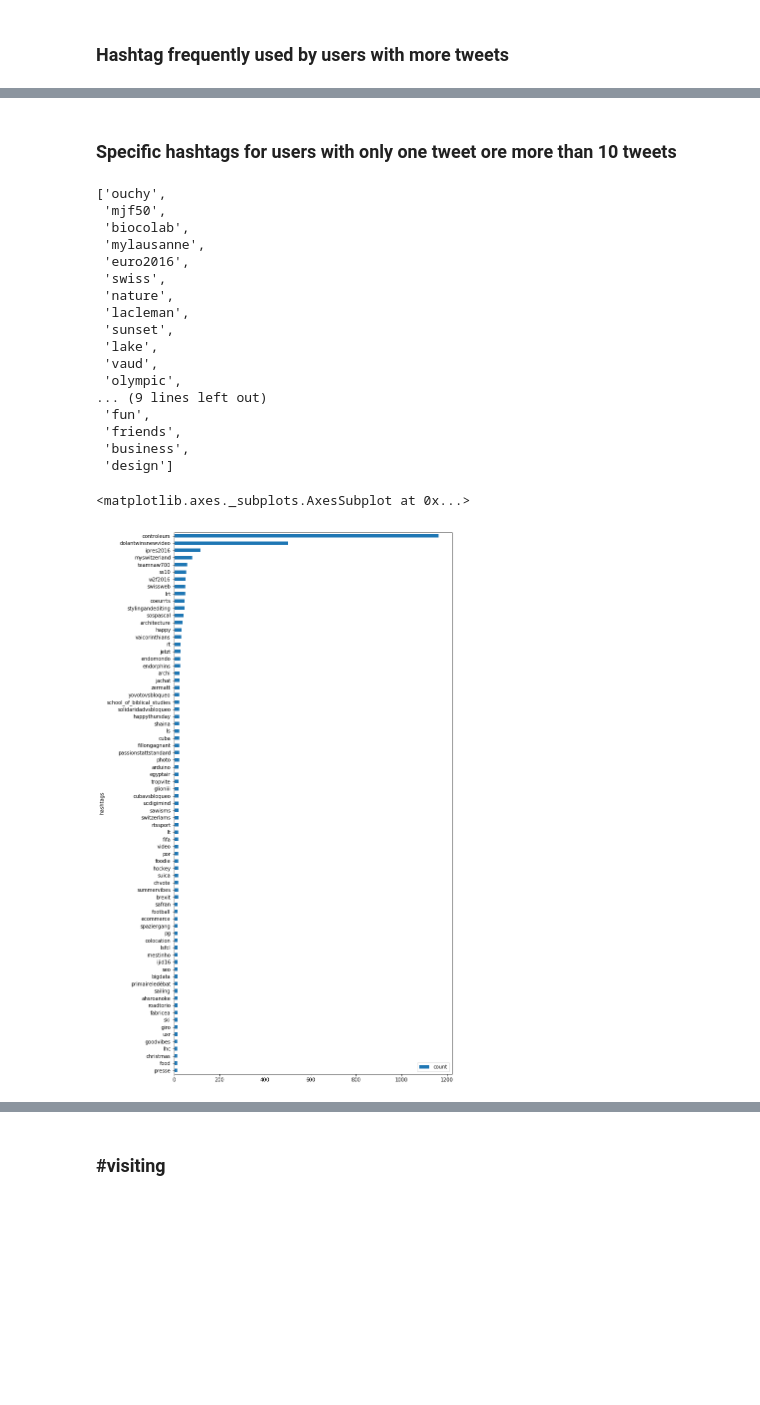
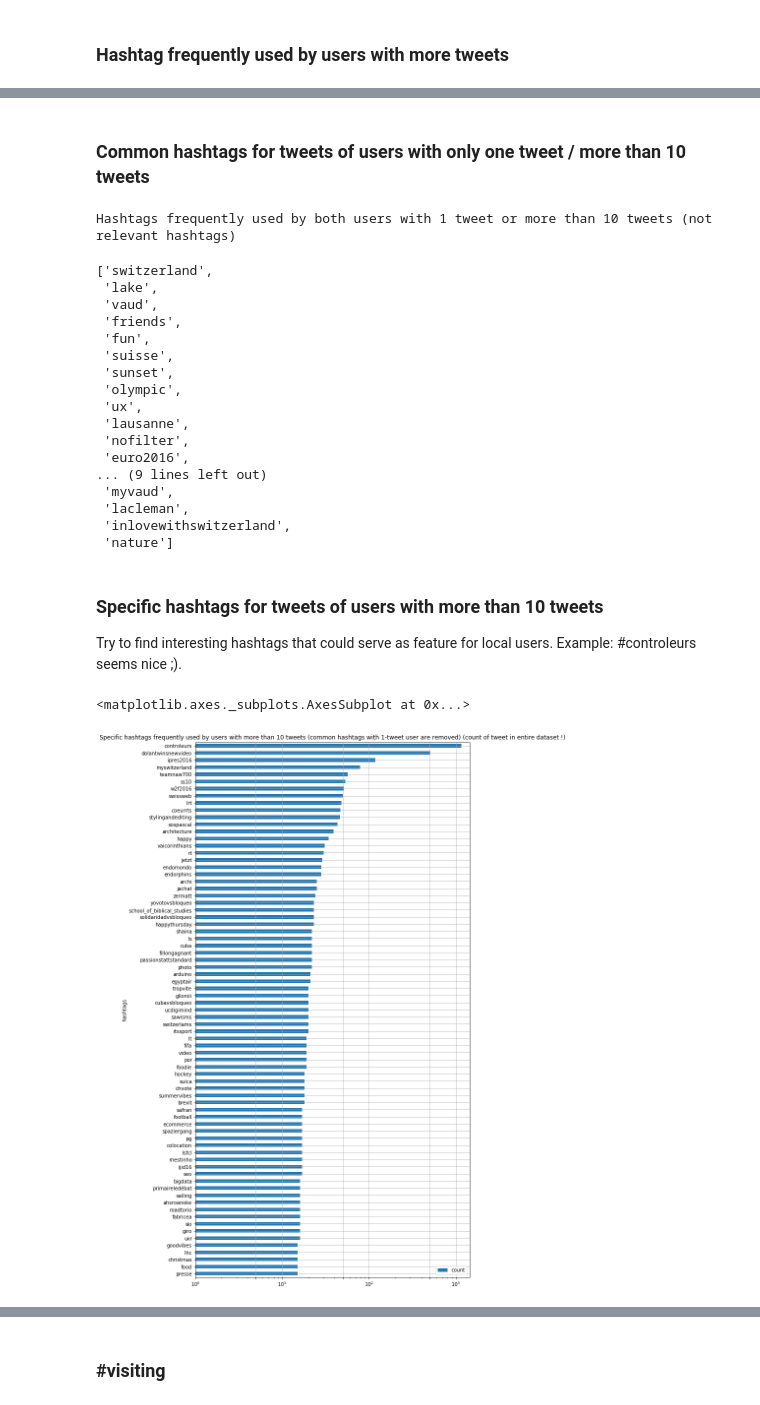
Before and after one commit to valstrl/CSM-project, a Jupyter notebook: CSM-project.ipynb, the cells around one changed output, grey strips where cells are left out. Saved outputs shown, nothing was run; the diff lists cells and outputs as text; code cells hidden in the pictures; blank space fills up the shorter version.

```diff
--- a/CSM-project.ipynb
+++ b/CSM-project.ipynb
@@ -207,32 +206,38 @@ frequent_hashtag_multiple[frequent_hashtag_multiple['count']>1].iloc[::-1].plot(
 # %% [markdown]
-### Specific hashtags for users with only one tweet ore more than 10 tweets
+### Common hashtags for tweets of users with only one tweet / more than 10 tweets
 # %%
 # hashtag in the interesection
 def intersect(a, b):
     return list(set(a) & set(b))
 intersect_ind=intersect(frequent_hashtag_1.index.values, frequent_hashtag_multiple.index.values)
+print('Hashtags frequently used by both users with 1 tweet or more than 10 tweets (not relevant hashtags)')
 intersect_ind
 # %% [output]
-['ouchy',
- 'mjf50',
- 'biocolab',
- 'mylausanne',
- 'euro2016',
- 'swiss',
- 'nature',
- 'lacleman',
- 'sunset',
- 'lake',
- 'vaud',
- 'olympic',
-... (9 lines left out)
- 'fun',
- 'friends',
- 'business',
- 'design']
+Hashtags frequently used by both users with 1 tweet or more than 10 tweets (not relevant hashtags)
+['switzerland',
+ 'lake',
+ 'vaud',
+ 'friends',
+ 'fun',
+ 'suisse',
+ 'sunset',
+ 'olympic',
+ 'ux',
+ 'lausanne',
+ 'nofilter',
+ 'euro2016',
+... (9 lines left out)
+ 'myvaud',
+ 'lacleman',
+ 'inlovewithswitzerland',
+ 'nature']
+# %% [markdown]
+### Specific hashtags for tweets of users with more than 10 tweets
+
+Try to find interesting hashtags that could serve as feature for local users. Example: #controleurs seems nice ;).
 # %%
 specific_to_multiple=frequent_hashtag_multiple[[x not in intersect_ind for x in frequent_hashtag_multiple.index.values]]
-specific_to_multiple[specific_to_multiple['count']>1].iloc[::-1].plot(kind='barh', figsize=(10,20))
+specific_to_multiple[specific_to_multiple['count']>1].iloc[::-1].plot(kind='barh', figsize=(10,20),logx=True, grid=True, xticks=[1,5,10,50,100,500,1000],title='Specific hashtags frequently used by users with more than 10 tweets (common hashtags with 1-tweet user are removed) (tweet count in multiple tweets per user dataset)')
 # %% [output]
 <matplotlib.axes._subplots.AxesSubplot at 0x...>
-[figure, old version]
+[figure, new version]
```
Also changed, not shown: parts of 65 cells of this notebook.
